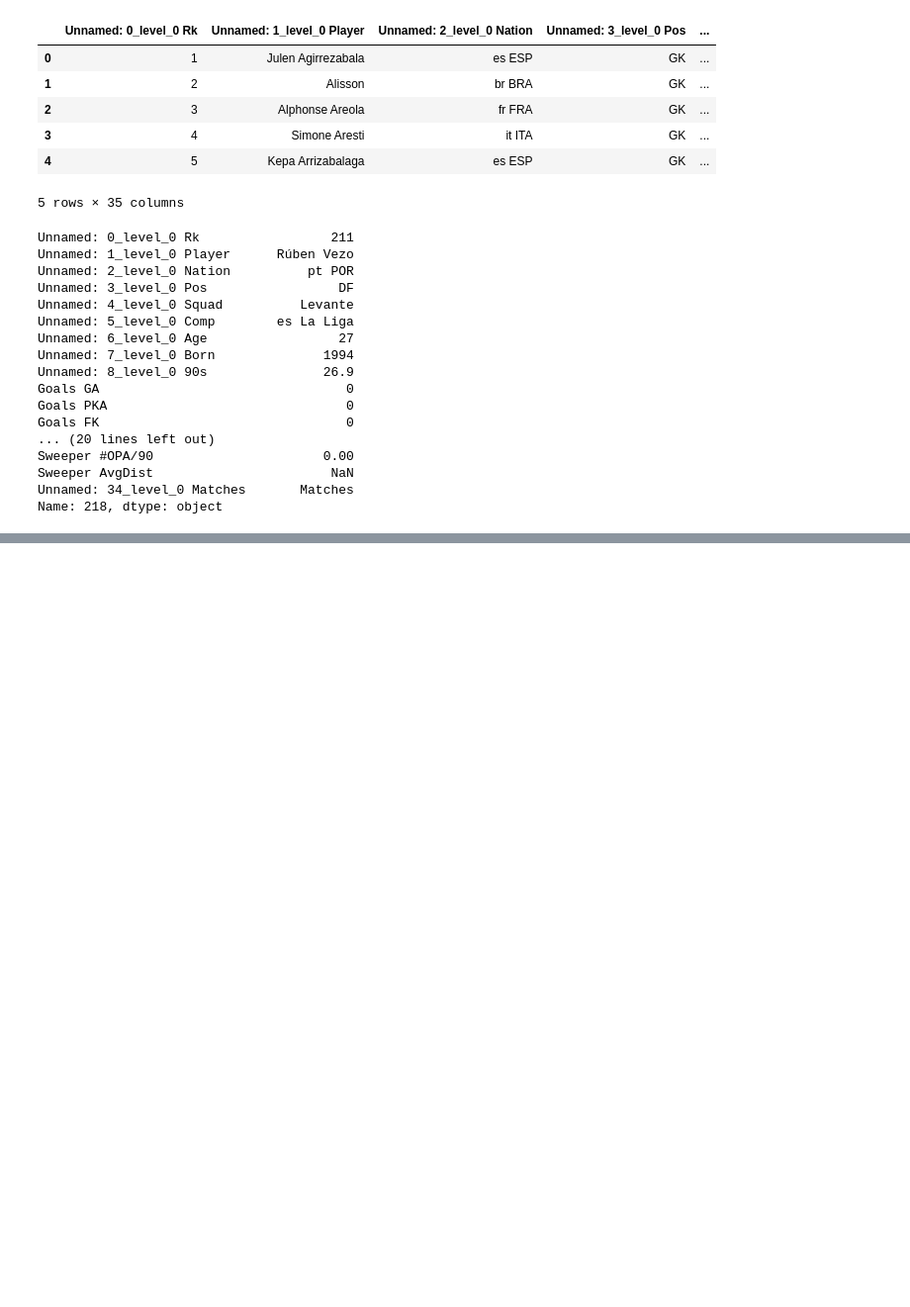
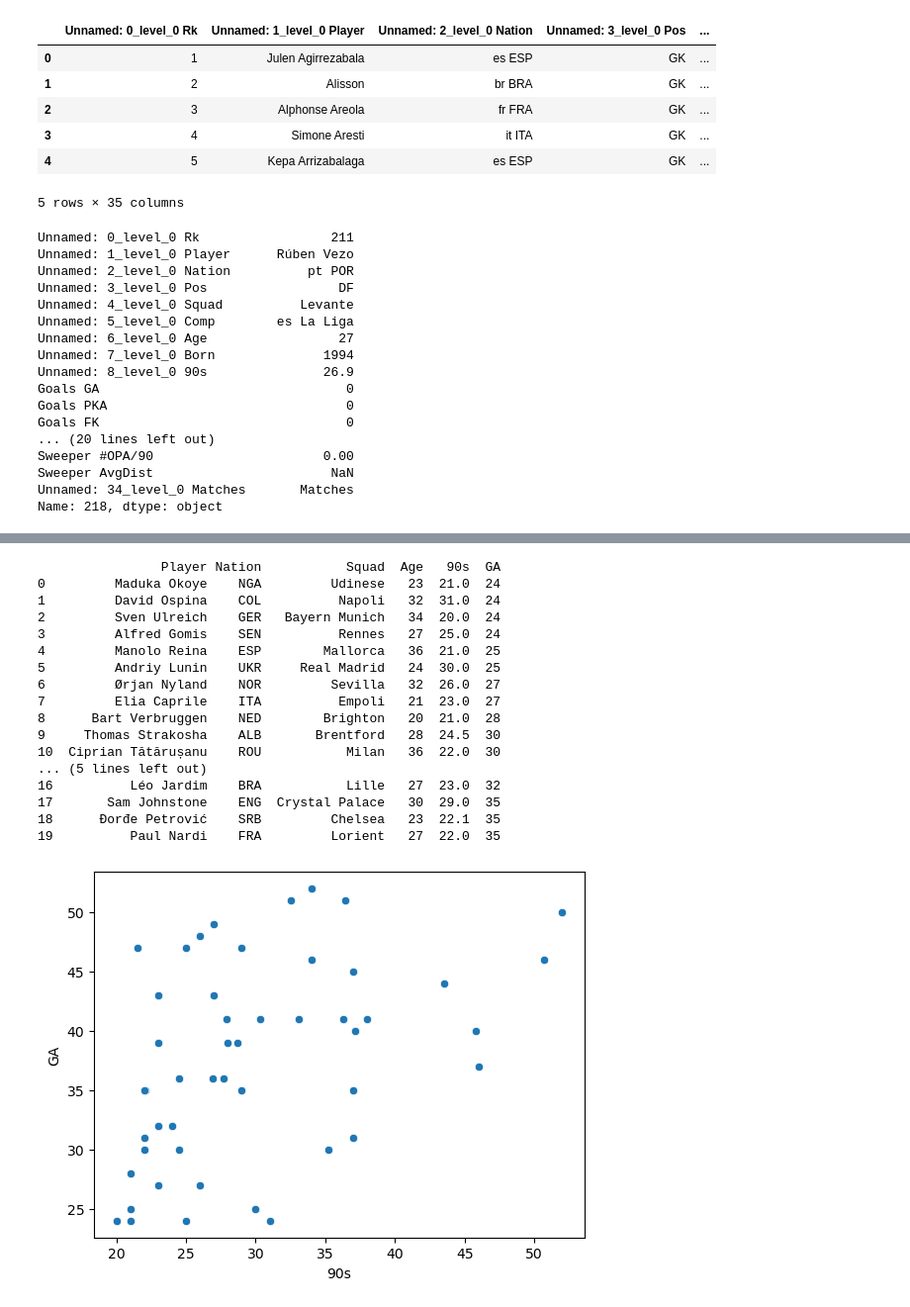
Before and after one commit to gregdorshimer/fbref-goalkeeping, a Jupyter notebook: goalkeeping.ipynb, the cells around one changed output, grey strips where cells are left out. Shown: that part at 99% size. Cells and saved outputs as stored; diff of their text form; code cells hidden in the pictures; blank space fills up the shorter version.

```diff
--- a/goalkeeping.ipynb
+++ b/goalkeeping.ipynb
@@ -375,0 +457,11 @@ memory usage: 62.6+ KB
+# %%
+# Add column for PSxG+/- per PSxG
+# (which is (PSxG - GA) / PSxG (ignoring Own Goals)
+# This represents over- or under-performance in shotstopping, controlled for total shots faced, which is controlled for
+# the qualiy of those shots (by using PSxG as opposed to SoT)
+df['PSxG+/-/PSxG'] = df['PSxG+/-'] / df['PSxG']
+
+# validate
+#df.info()
+#df.head()
+df.describe()
@@ -376,3 +482,40 @@ memory usage: 62.6+ KB
+# %%
+# GA
+# Goals Allowed -- the total goals conceded by the player, less own goals.
+df_GA = df.copy()
+
+# Remove players that have not played at least 20 games
+df_GA = df_GA[df_GA['90s'] >= 20]
+
+# Select demographic data, and stat of concern: GA
+df_GA = df_GA[['Player', 'Nation', 'Squad', 'Age', '90s', 'GA']]
+df_GA = df_GA.sort_values(by='GA', ascending=True).reset_index(drop=True)
+
+# Select top 50 performers
+df_GA = df_GA.iloc[:50]
+df_GA.head()
+
+sns.scatterplot(x=df_GA['90s'], y=df_GA['GA'])
+print(df_GA.head(20))
+# %% [output]
+                Player Nation           Squad  Age   90s  GA
+0         Maduka Okoye    NGA         Udinese   23  21.0  24
+1         David Ospina    COL          Napoli   32  31.0  24
+2         Sven Ulreich    GER   Bayern Munich   34  20.0  24
+3         Alfred Gomis    SEN          Rennes   27  25.0  24
+4         Manolo Reina    ESP        Mallorca   36  21.0  25
+5         Andriy Lunin    UKR     Real Madrid   24  30.0  25
+6         Ørjan Nyland    NOR         Sevilla   32  26.0  27
+7         Elia Caprile    ITA          Empoli   21  23.0  27
+8      Bart Verbruggen    NED        Brighton   20  21.0  28
+9     Thomas Strakosha    ALB       Brentford   28  24.5  30
+10  Ciprian Tătărușanu    ROU           Milan   36  22.0  30
+... (5 lines left out)
+16          Léo Jardim    BRA           Lille   27  23.0  32
+17       Sam Johnstone    ENG  Crystal Palace   30  29.0  35
+18      Đorđe Petrović    SRB         Chelsea   23  22.1  35
+19          Paul Nardi    FRA         Lorient   27  22.0  35
+[figure, added]
 # %%
 # TODO
 
```
Also changed, not shown: parts of 13 cells of this notebook.
